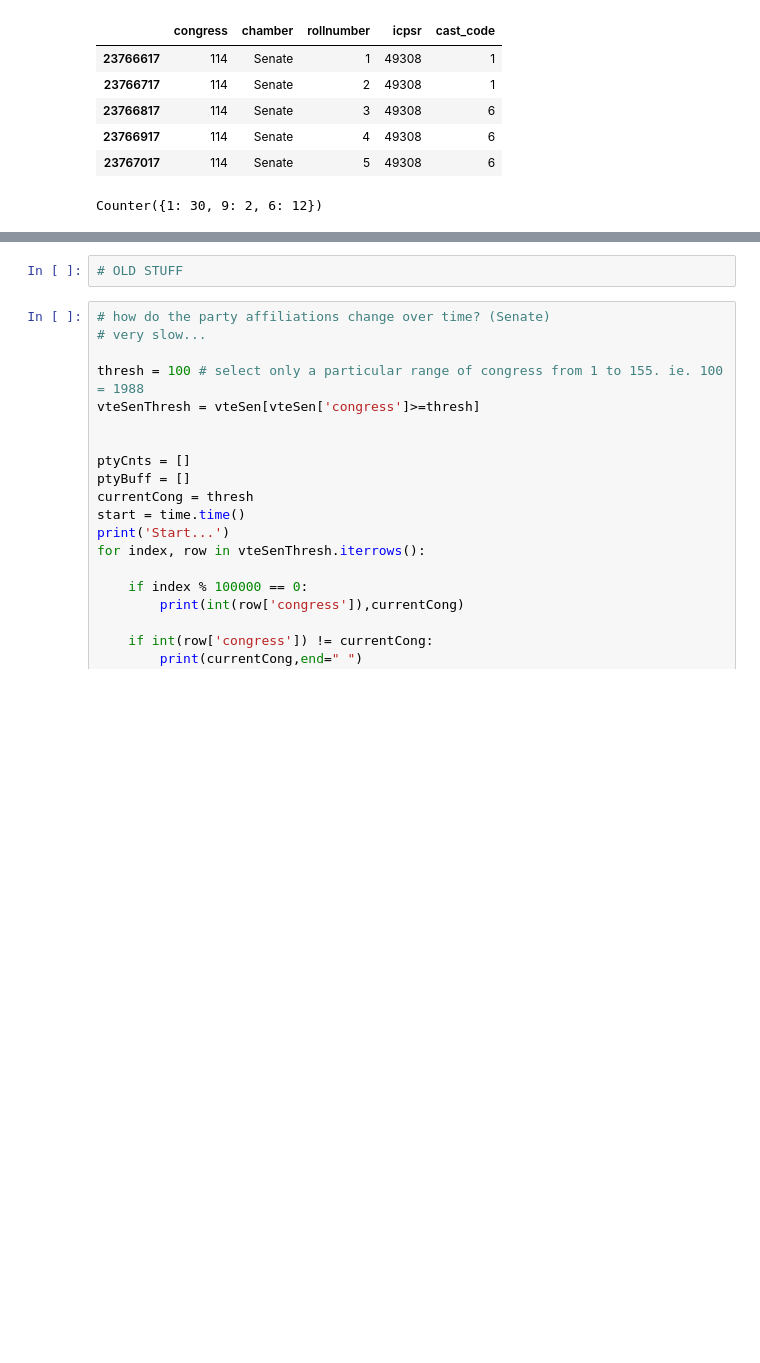
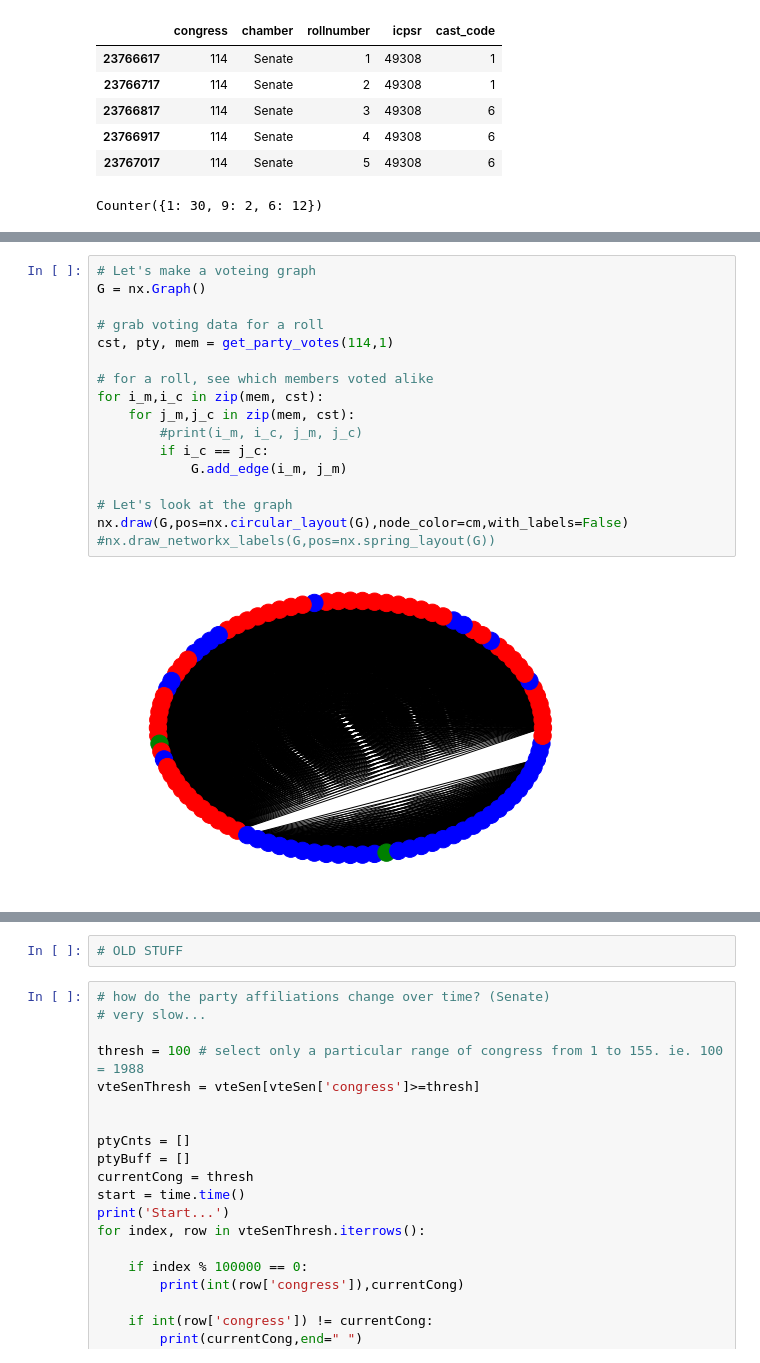
Before and after one commit to kwcooper/congress_analysis, a Jupyter notebook: roll2.ipynb, the cells around one changed output, grey strips where cells are left out. Drawn from its saved outputs; the diff is of its cells as text; blank space fills up the shorter version.

```diff
--- a/roll2.ipynb
+++ b/roll2.ipynb
@@ -372,0 +447,19 @@ Member MURRAY, Patty (49308) voted 1 and the party 100 voted 1 (0.3)
+# %%
+# Let's make a voteing graph
+G = nx.Graph()
+
+# grab voting data for a roll
+cst, pty, mem = get_party_votes(114,1)
+
+# for a roll, see which members voted alike
+for i_m,i_c in zip(mem, cst):
+    for j_m,j_c in zip(mem, cst):
+        #print(i_m, i_c, j_m, j_c)
+        if i_c == j_c:
+            G.add_edge(i_m, j_m)
+
+# Let's look at the graph
+nx.draw(G,pos=nx.circular_layout(G),node_color=cm,with_labels=False)
+#nx.draw_networkx_labels(G,pos=nx.spring_layout(G))
+# %% [output]
+[figure, added]
```
Also changed, not shown: parts of 8 cells of this notebook.
